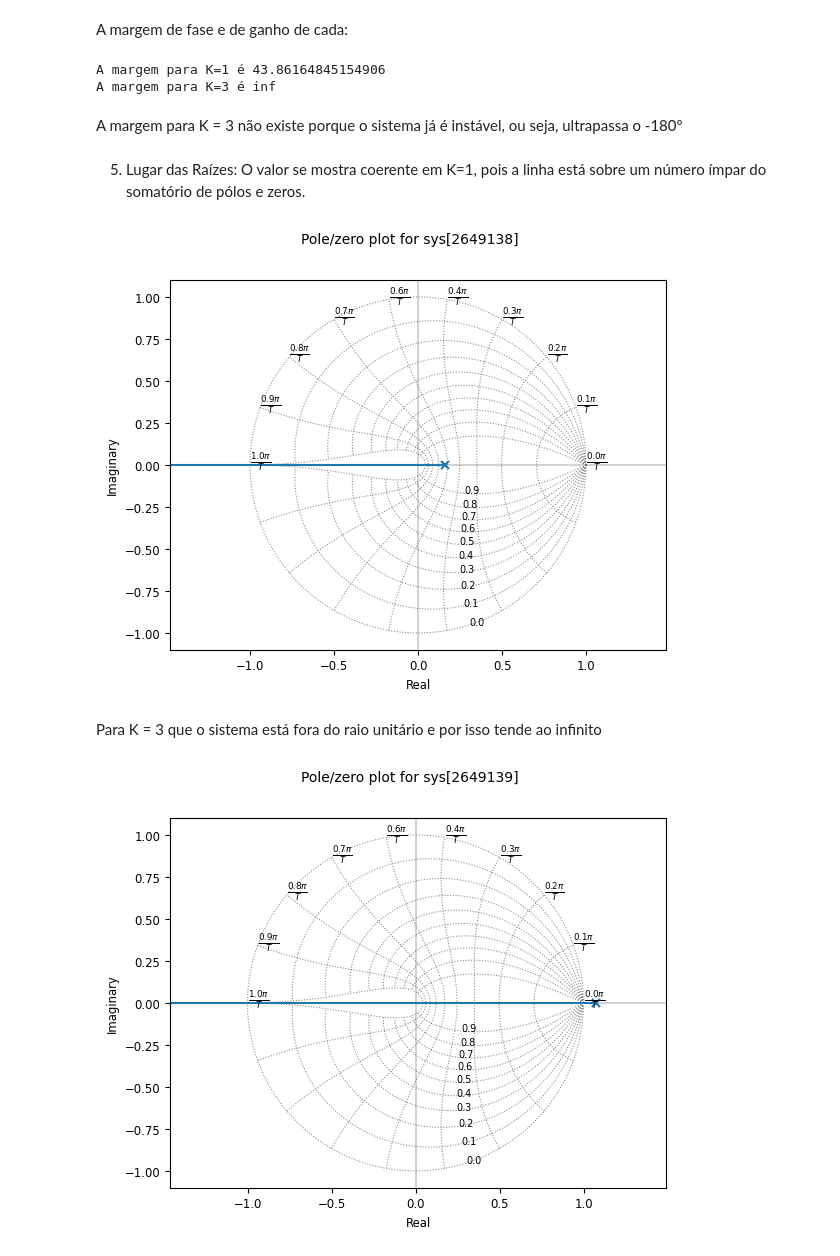
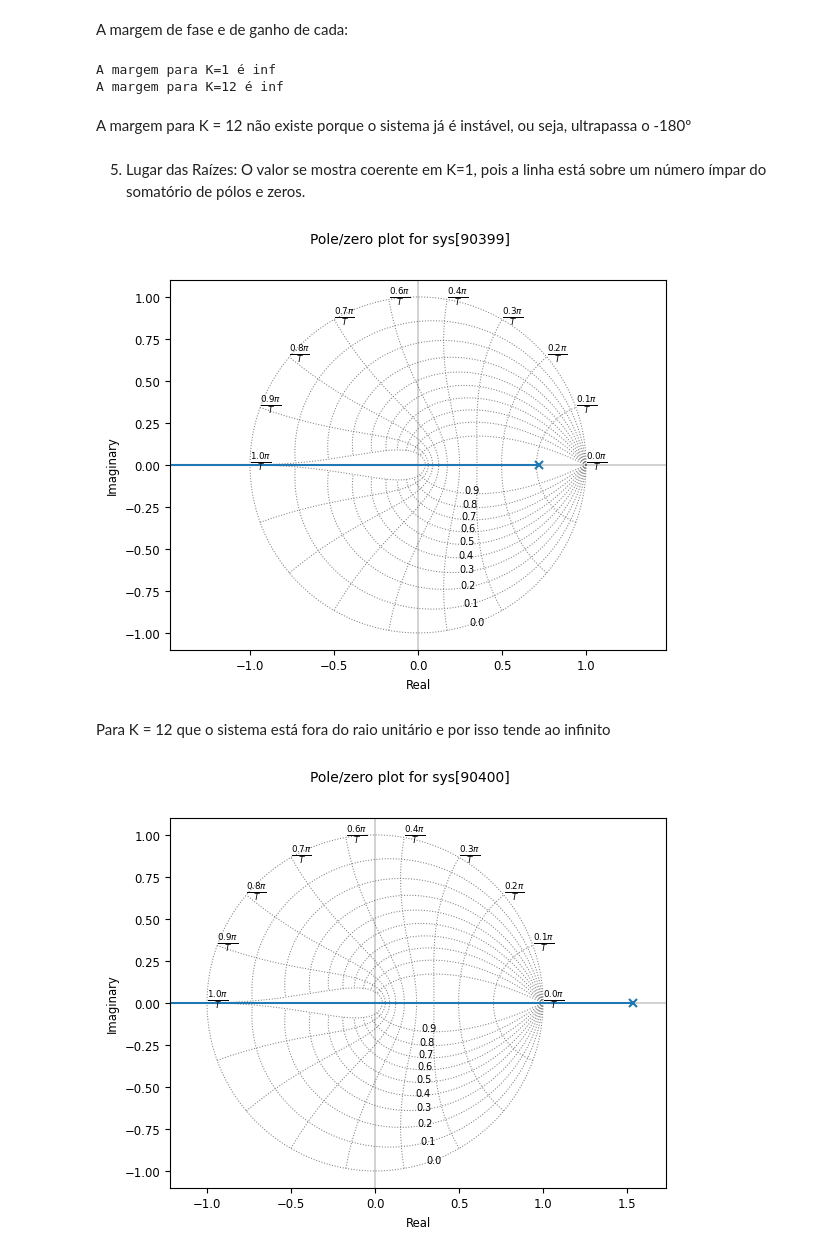
Before and after one commit to pedroivovasconcelos/controledigital, a Jupyter notebook: capitulo5.ipynb, the cells around one changed output. Drawn from its saved outputs; the diff is of its cells as text; code cells hidden in the pictures.

```diff
--- a/capitulo5.ipynb
+++ b/capitulo5.ipynb
@@ -188,12 +185,12 @@ plt.show()
 # %%
 
 #Funções de transferência
-num1 = [0.6177]
-den1 = [1, -0.1593]
-num3 = [1.8531]
-den3 = [1, -1.0761]
+num1 = [0.2051]
+den1 = [1, -0.7209]
+num12 = [2.4612]
+den12 = [1, -1.5352]
 Gz1 = ctl.TransferFunction(num1, den1, True)
-Gz3 = ctl.TransferFunction(num3, den3, True)
+Gz12 = ctl.TransferFunction(num12, den12, True)
 
 new_figsize = (6.4 * 0.8, 4.8 * 0.8)
 
@@ -203,7 +200,7 @@ plt.title('Carta de Nichols para K = 1')
 plt.show()
 
 plt.figure(figsize=new_figsize)
-ctl.nichols_plot(Gz3)
-plt.title('Carta de Nichols para K = 3')
+ctl.nichols_plot(Gz12)
+plt.title('Carta de Nichols para K = 12')
 plt.show()
 # %% [output]
@@ -213,17 +210,17 @@ plt.show()
 A margem de fase e de ganho de cada:
 # %%
 Cz1 = ctl.feedback(Gz1, 1)
-Cz3 = ctl.feedback(Gz3, 1)
+Cz3 = ctl.feedback(Gz12, 1)
 _, PM1, _, _ = ctl.margin(Cz1)
-_, PM3, _, _ = ctl.margin(Cz3)
+_, PM12, _, _ = ctl.margin(Cz3)
 
 print(f'A margem para K=1 é {PM1}')
-print(f'A margem para K=3 é {PM3}')
+print(f'A margem para K=12 é {PM12}')
 # %% [output]
-A margem para K=1 é 43.86164845154906
-A margem para K=3 é inf
+A margem para K=1 é inf
+A margem para K=12 é inf
 # %% [markdown]
-A margem para K = 3 não existe porque o sistema já é instável, ou seja, ultrapassa o -180º
+A margem para K = 12 não existe porque o sistema já é instável, ou seja, ultrapassa o -180º
 # %% [markdown]
 5) Lugar das Raízes: O valor se mostra coerente em K=1, pois a linha está sobre um número ímpar do somatório de pólos e zeros.
 # %%
@@ -231,12 +228,12 @@ plt.figure()
 ctl.root_locus(Gz1)
 plt.show()
 # %% [output]
-[figure, old version]
+[figure, new version]
 # %% [markdown]
-Para K = 3 que o sistema está fora do raio unitário e por isso tende ao infinito
+Para K = 12 que o sistema está fora do raio unitário e por isso tende ao infinito
 # %%
 plt.figure()
-ctl.root_locus(Gz3)
+ctl.root_locus(Gz12)
 plt.show()
 # %% [output]
-[figure, old version]
+[figure, new version]
```
Also changed, not shown: parts of 7 cells of this notebook, 1 other file.
